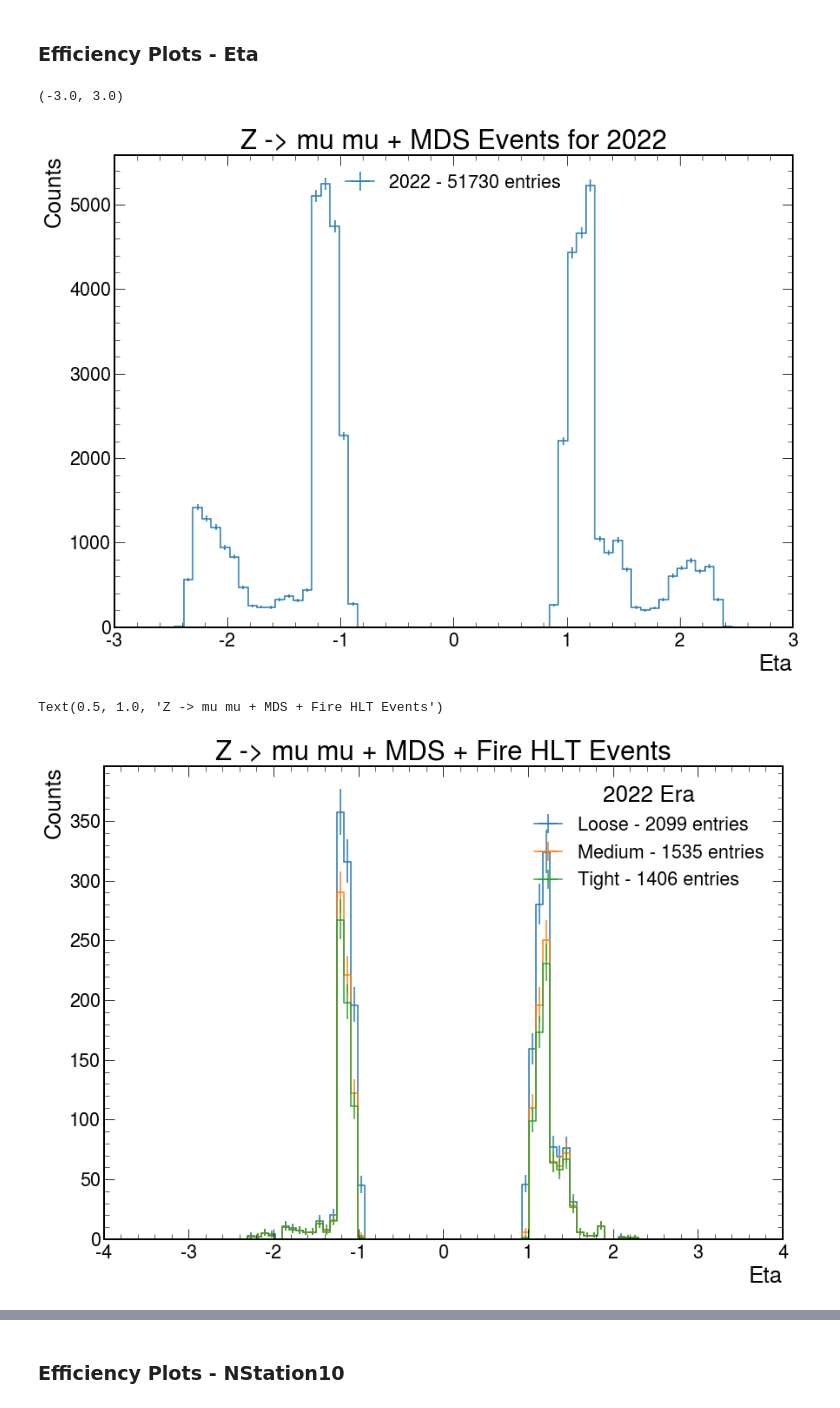
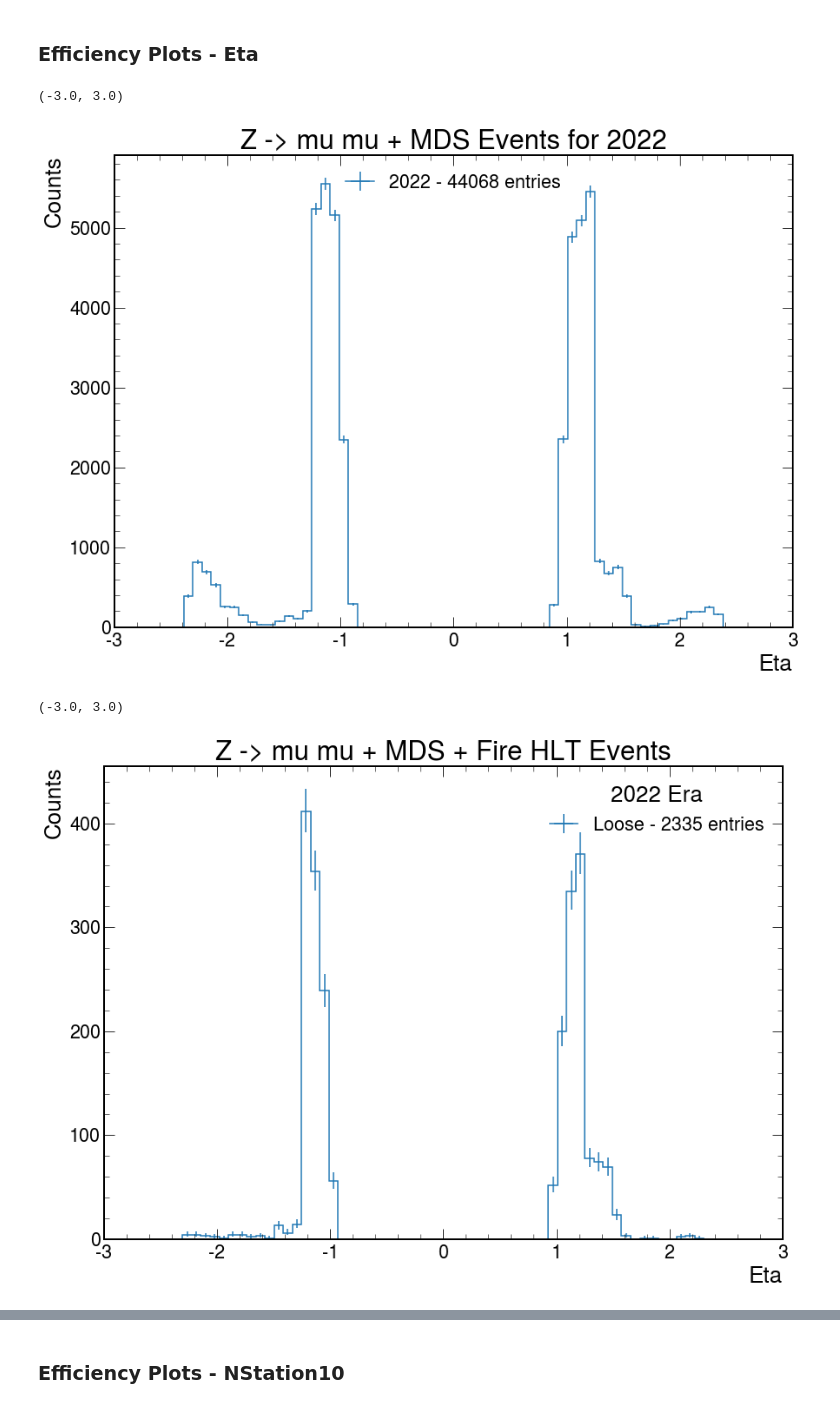
Before and after one commit to AlexAlbert41/run3_llp_analyzer, a Jupyter notebook: Plotting_Scripts/TnP_Plotting_Script_Updated.ipynb, the cells around one changed output, grey strips where cells are left out. Drawn from its saved outputs; the diff is of its cells as text; code cells hidden in the pictures.

Commit message:
TnP Updates - ME11/12 veto

```diff
--- a/Plotting_Scripts/TnP_Plotting_Script_Updated.ipynb
+++ b/Plotting_Scripts/TnP_Plotting_Script_Updated.ipynb
@@ -27,7 +27,7 @@ eras = ["all"]
 EraE_Path = "/uscms/home/amalbert/nobackup/CMSSW_10_6_20/src/run3_llp_analyzer/MuonSystem_TnP__Run2022EraE_probeIso40_tightTag_clusterDecisions.root"
 EraF_Path = "/eos/uscms/store/user/amalbert/MDSTriggerEff/TnP_FirstOutput/Run2022EraF.root"
 EraG_Path = "/eos/uscms/store/user/amalbert/MDSTriggerEff/TnP_FirstOutput/Run2022EraG.root"
-all_path = "/uscms/home/amalbert/nobackup/CMSSW_10_6_20/src/run3_llp_analyzer/MuonSystem_TnP_all2022_noJobSplitting_TightTag_LooseIso_TimeVeto.root"
+all_path = "/uscms/home/amalbert/nobackup/CMSSW_10_6_20/src/run3_llp_analyzer/MuonSystem_TnP_addMe1112veto_testCuts_all2022.root"
 # %%
 ak.behavior.update(candidate.behavior)
 
@@ -153,7 +153,9 @@ plt.xlim(0,200)
 matched_clusters_mask = {}
 for era in eras:
     one_cluster_mask = np.logical_and(ak.flatten(oneClusterEvents[era].cscRechitCluster_matchToProbeMuon), ak.flatten(oneClusterEvents[era].cscRechitCluster_PassTimeVeto))
+    one_cluster_mask = np.logical_and(one_cluster_mask, (ak.flatten(oneClusterEvents[era].cscRechitClusterNRechitChamberPlus11)+ak.flatten(oneClusterEvents[era].cscRechitClusterNRechitChamberPlus12)+ak.flatten(oneClusterEvents[era].cscRechitClusterNRechitChamberMinus11)+ak.flatten(oneClusterEvents[era].cscRechitClusterNRechitChamberMinus12)==0))
     many_cluster_mask = np.logical_and(ak.flatten(moreClusterEvents[era].cscRechitCluster_matchToProbeMuon), ak.flatten(moreClusterEvents[era].cscRechitCluster_PassTimeVeto))
+    many_cluster_mask = np.logical_and(many_cluster_mask, (ak.flatten(moreClusterEvents[era].cscRechitClusterNRechitChamberPlus11)+ak.flatten(moreClusterEvents[era].cscRechitClusterNRechitChamberPlus12)+ak.flatten(moreClusterEvents[era].cscRechitClusterNRechitChamberMinus11)+ak.flatten(moreClusterEvents[era].cscRechitClusterNRechitChamberMinus12)==0))
     matched_clusters_mask[era] = ak.concatenate([one_cluster_mask, many_cluster_mask])
 # %%
 # load HLT Decisions on a cluster-by-cluster basis
@@ -293,32 +295,33 @@ plt.title("Z -> mu mu + MDS Events for 2022")
 plt.xlim(-3, 3)
 # %% [output]
 (-3.0, 3.0)
-[figure, old version]
+[figure, new version]
 # %%
 plt.style.use(hep.style.CMS)
 plt.figure(figsize=(14,10))
 
 eta_hist_HLTLoose = hist.Hist("Counts", eta_axis, bins_eta)
 arr_to_plot = matched_clusters_eta["all"][HLT_Loose_Decision["all"]]
 eta_hist_HLTLoose.fill(sample = f"Loose - {ak.count(arr_to_plot)} entries", eta=arr_to_plot)
 hist.plot1d(eta_hist_HLTLoose, density=False)
 
-
+'''
 eta_hist_HLTMedium = hist.Hist("Counts", eta_axis, bins_eta)
 arr_to_plot = matched_clusters_eta["all"][HLT_Medium_Decision["all"]]
 eta_hist_HLTMedium.fill(sample = f"Medium - {ak.count(arr_to_plot)} entries", eta=arr_to_plot)
 hist.plot1d(eta_hist_HLTMedium, density=False)
 
 eta_hist_HLTTight = hist.Hist("Counts", eta_axis, bins_eta)
 arr_to_plot = matched_clusters_eta["all"][HLT_Tight_Decision["all"]]
 eta_hist_HLTTight.fill(sample = f"Tight - {ak.count(arr_to_plot)} entries", eta=arr_to_plot)
 hist.plot1d(eta_hist_HLTTight, density=False)
-
+'''
 
 plt.title("Z -> mu mu + MDS + Fire HLT Events")
+plt.xlim(-3,3)
 # %% [output]
-Text(0.5, 1.0, 'Z -> mu mu + MDS + Fire HLT Events')
+(-3.0, 3.0)
-[figure, old version]
+[figure, new version]
 # %%
 import matplotlib
 fig  = plt.figure(figsize=(14,10))
```
Also changed, not shown: parts of 25 cells of this notebook, 13 other files.
